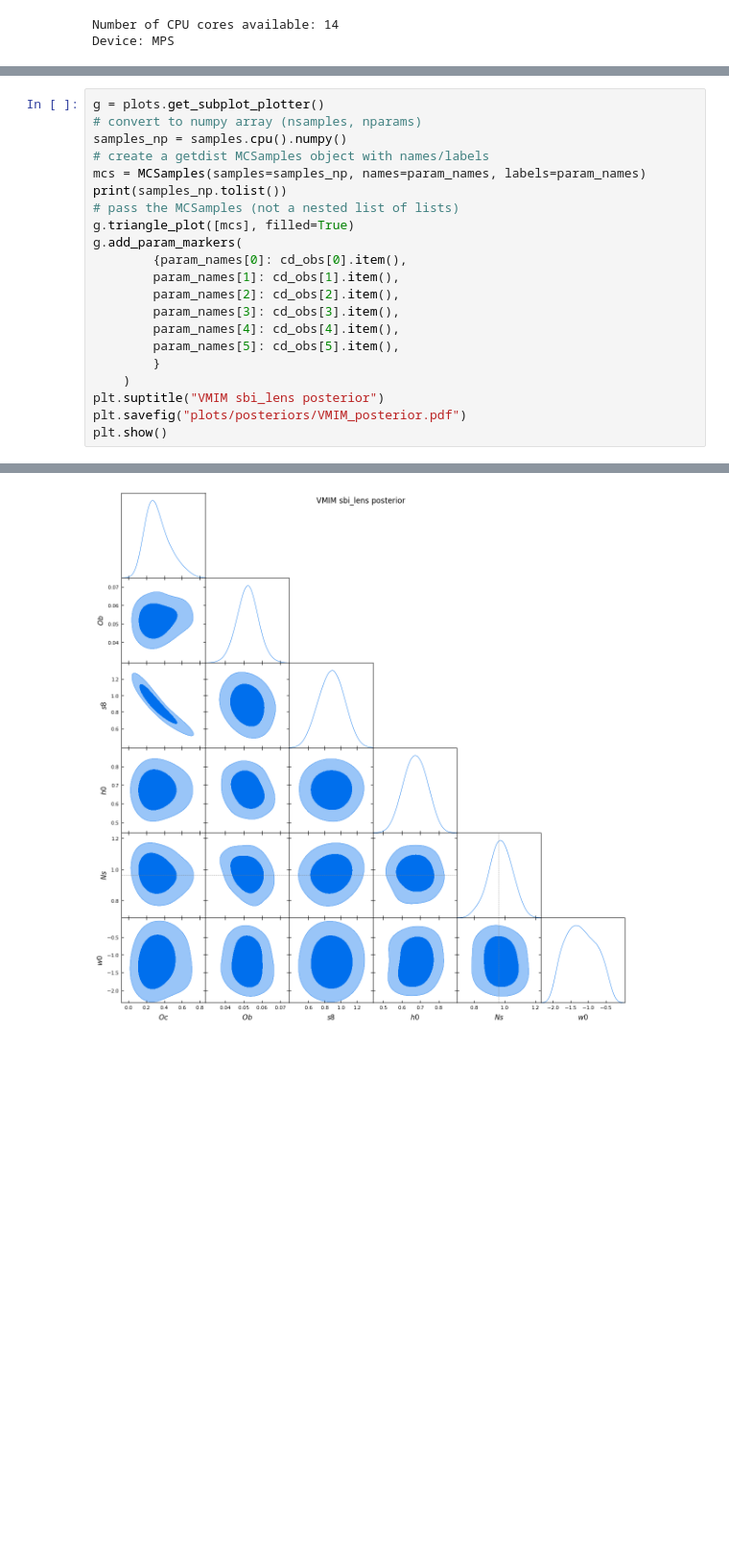
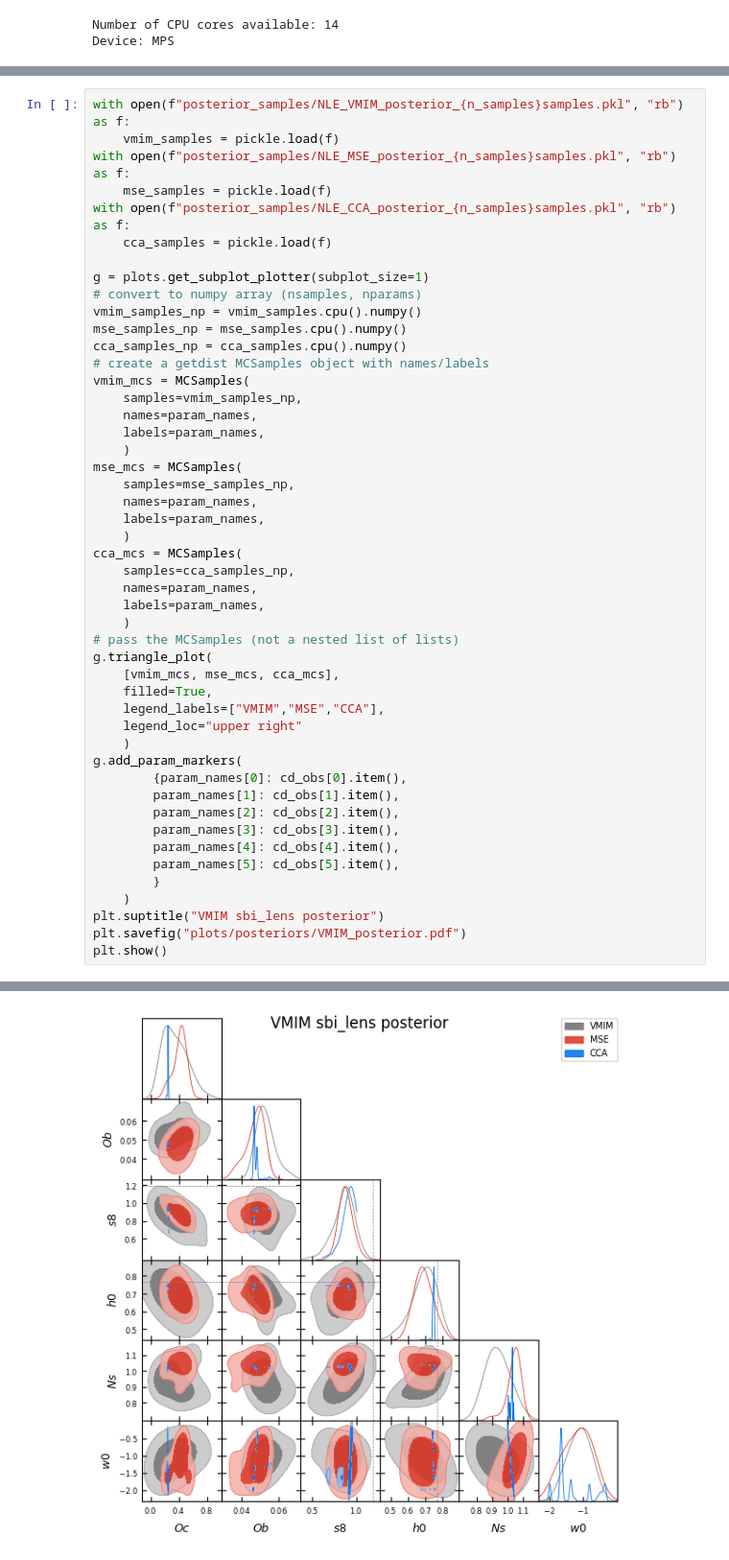
Before and after one commit to brian-chiang-git/sbi-compression, a Jupyter notebook: examples/NLE_sbi_lens.ipynb, the cells around one changed output, grey strips where cells are left out. Shown at 96% size. Cells and saved outputs as stored; diff of their text form; blank space fills up the shorter version.

```diff
--- a/examples/NLE_sbi_lens.ipynb
+++ b/examples/NLE_sbi_lens.ipynb
@@ -188,12 +203,39 @@ tensor([ 0.2513,  0.0468,  0.9253,  0.7494,  1.0298, -1.6602])
 # %%
-g = plots.get_subplot_plotter()
+with open(f"posterior_samples/NLE_VMIM_posterior_{n_samples}samples.pkl", "rb") as f:
+    vmim_samples = pickle.load(f)
+with open(f"posterior_samples/NLE_MSE_posterior_{n_samples}samples.pkl", "rb") as f:
+    mse_samples = pickle.load(f)
+with open(f"posterior_samples/NLE_CCA_posterior_{n_samples}samples.pkl", "rb") as f:
+    cca_samples = pickle.load(f)
+
+g = plots.get_subplot_plotter(subplot_size=1)
 # convert to numpy array (nsamples, nparams)
-samples_np = samples.cpu().numpy()
+vmim_samples_np = vmim_samples.cpu().numpy()
+mse_samples_np = mse_samples.cpu().numpy()
+cca_samples_np = cca_samples.cpu().numpy()
 # create a getdist MCSamples object with names/labels
-mcs = MCSamples(samples=samples_np, names=param_names, labels=param_names)
-print(samples_np.tolist())
+vmim_mcs = MCSamples(
+    samples=vmim_samples_np,
+    names=param_names,
+    labels=param_names,
+    )
+mse_mcs = MCSamples(
+    samples=mse_samples_np,
+    names=param_names,
+    labels=param_names,
+    )
+cca_mcs = MCSamples(
+    samples=cca_samples_np,
+    names=param_names,
+    labels=param_names,
+    )
 # pass the MCSamples (not a nested list of lists)
-g.triangle_plot([mcs], filled=True)
+g.triangle_plot(
+    [vmim_mcs, mse_mcs, cca_mcs],
+    filled=True,
+    legend_labels=["VMIM","MSE","CCA"],
+    legend_loc="upper right"
+    )
 g.add_param_markers(
         {param_names[0]: cd_obs[0].item(),
         param_names[1]: cd_obs[1].item(),
@@ -212 +262 @@ Removed no burn in
-[figure, old version]
+[figure, new version]
```
Also changed, not shown: parts of 5 cells of this notebook, 31 other files.
